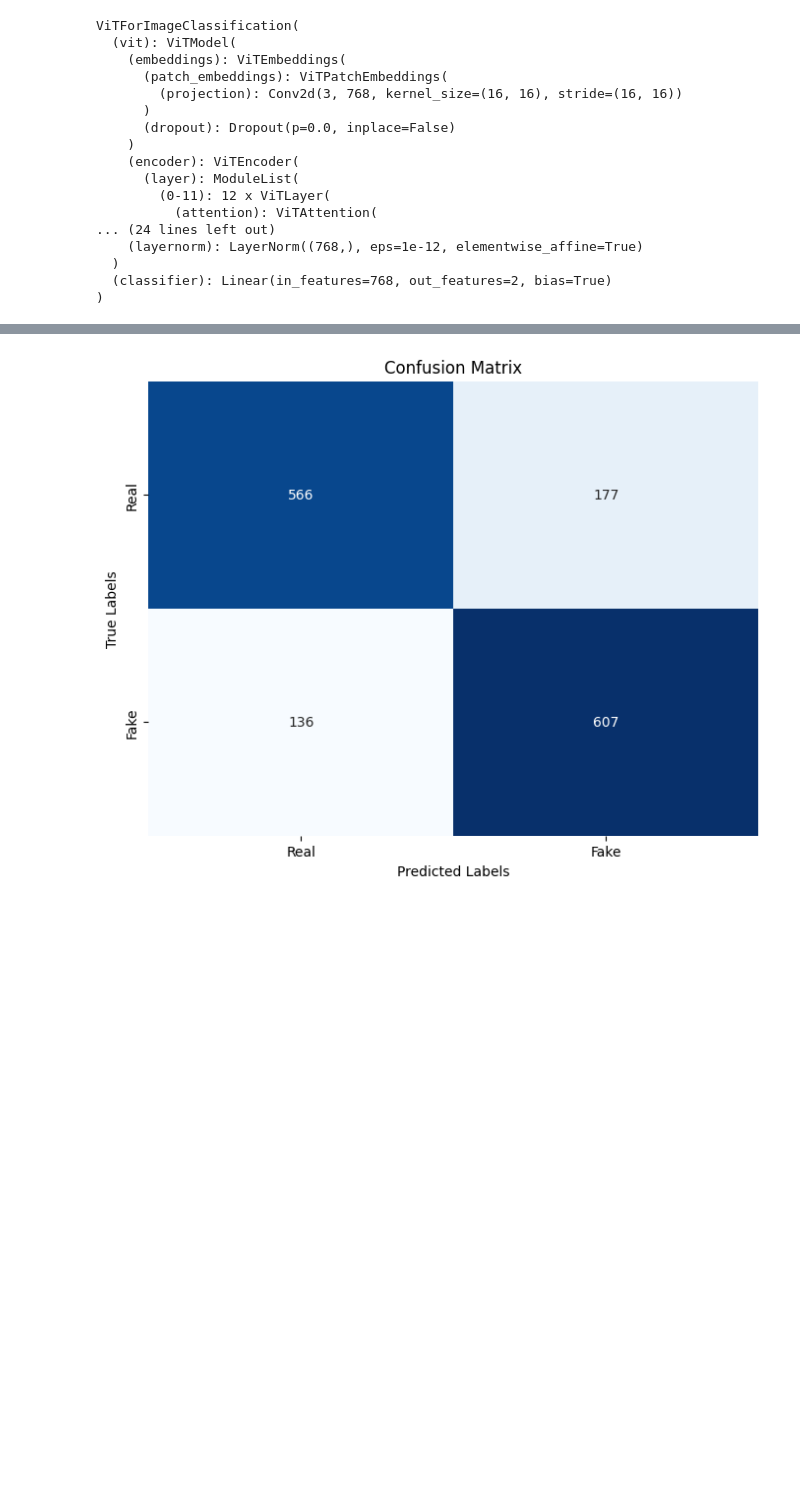
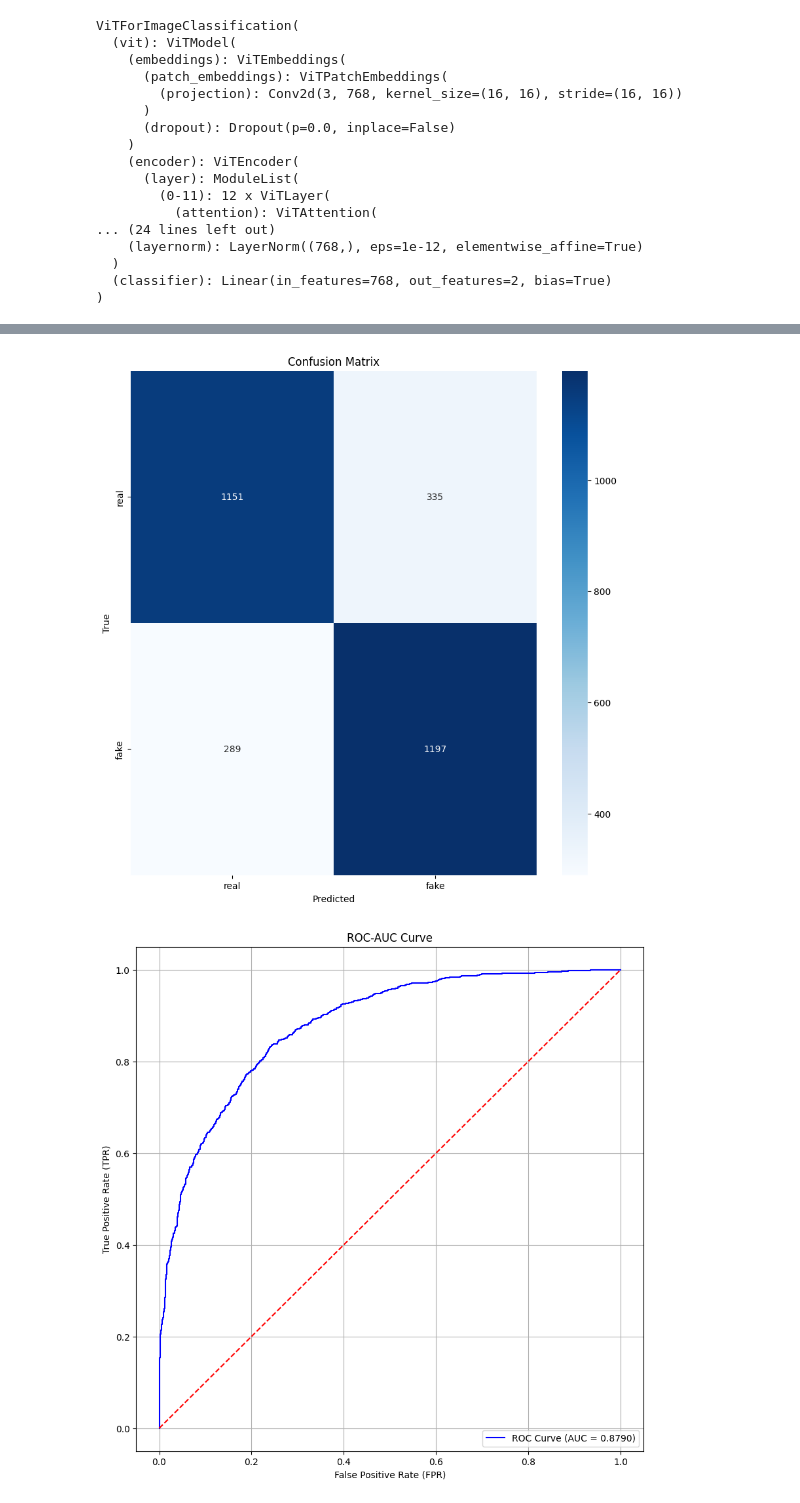
Before and after one commit to Pmalik24/DeepfakeDetectionSystem, a Jupyter notebook: vit_sample_training_and_tetsing.ipynb, the cells around one changed output, grey strips where cells are left out. Cells and saved outputs as stored; diff of their text form; code cells hidden in the pictures; blank space fills up the shorter version.

```diff
--- a/vit_sample_training_and_tetsing.ipynb
+++ b/vit_sample_training_and_tetsing.ipynb
@@ -398,15 +443,12 @@ Confusion Matrix:
-# %%
-# %%
-import seaborn as sns
-import matplotlib.pyplot as plt
-from sklearn.metrics import ConfusionMatrixDisplay
-
-# Plotting the confusion matrix
-plt.figure(figsize=(8, 6))
-sns.heatmap(conf_matrix, annot=True, fmt="d", cmap="Blues", cbar=False, xticklabels=["Real", "Fake"], yticklabels=["Real", "Fake"])
-plt.xlabel("Predicted Labels")
-plt.ylabel("True Labels")
-plt.title("Confusion Matrix")
-plt.show()
-# %% [output]
-[figure, removed]
+# %%
+# # Evaluate the model and get results
+results = evaluate_and_visualize_model(model, test_loader, device)
+
+# Plot the confusion matrix
+plot_confusion_matrix(results['conf_matrix'], class_names=['real', 'fake'])
+
+# Plot the ROC-AUC curve
+plot_roc_curve(results['test_labels'], results['test_probabilities'], results['roc_auc'])
+# %% [output]
+[figure, added]
+[figure, added]
```
Also changed, not shown: parts of 10 cells of this notebook.
